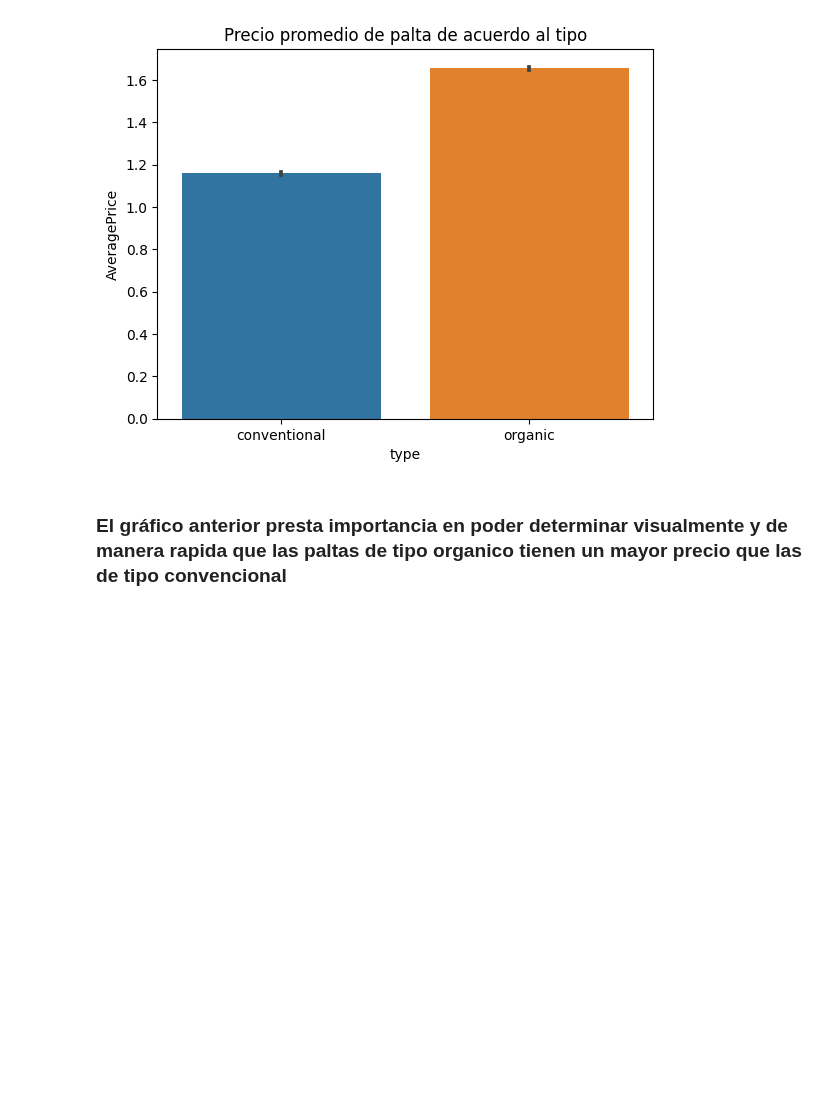
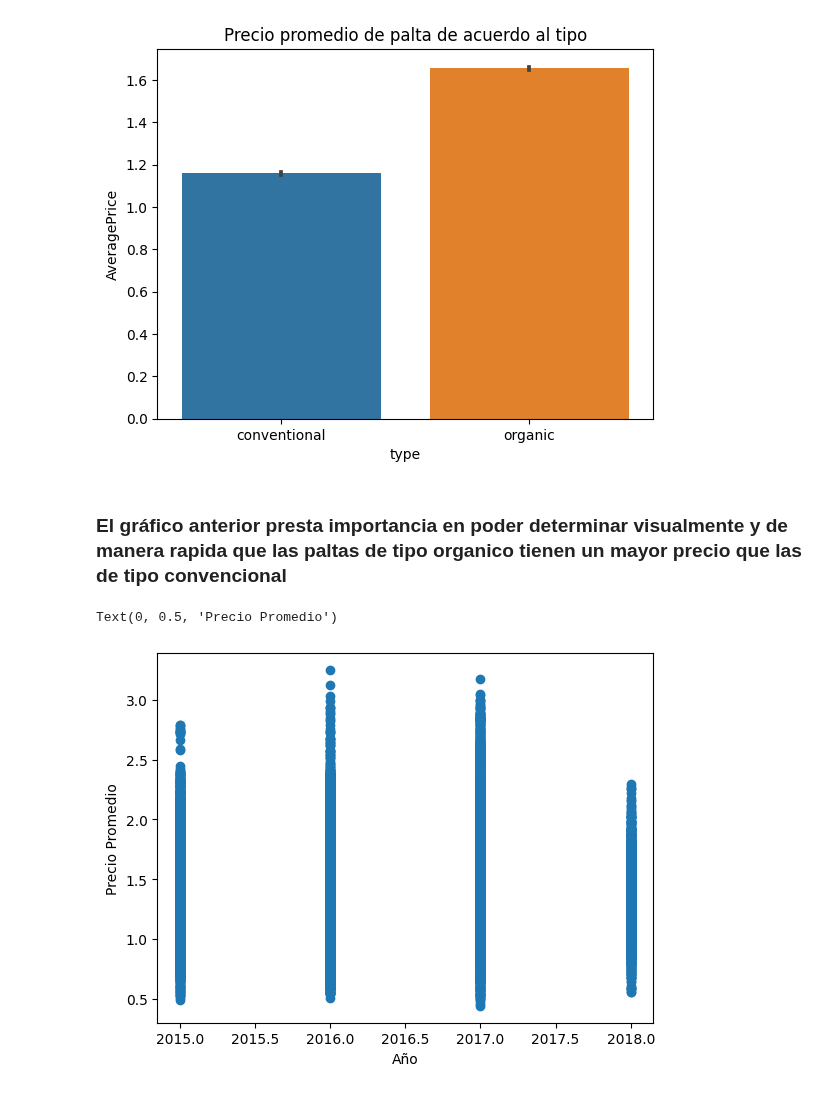
Before and after one commit to FacundoCardozo5/CoderHouse_CH-32845, a Jupyter notebook: notebooks/VisualizaciónCardozoDEFINITIVO.ipynb, the cells around one changed output. Cells and saved outputs as stored; diff of their text form; code cells hidden in the pictures; blank space fills up the shorter version.

```diff
--- a/notebooks/VisualizaciónCardozoDEFINITIVO.ipynb
+++ b/notebooks/VisualizaciónCardozoDEFINITIVO.ipynb
@@ -171,3 +171,10 @@ plt.show()
 [figure]
 # %% [markdown]
 ### El gráfico anterior presta importancia en poder determinar visualmente y de manera rapida que las paltas de tipo organico tienen un mayor precio que las de tipo convencional
+# %%
+plt.scatter(df['year'], df['AveragePrice'])
+plt.xlabel('Año')
+plt.ylabel('Precio Promedio')
+# %% [output]
+Text(0, 0.5, 'Precio Promedio')
+[figure, added]
```
Also changed, not shown: parts of 3 cells of this notebook, 1 other file.
